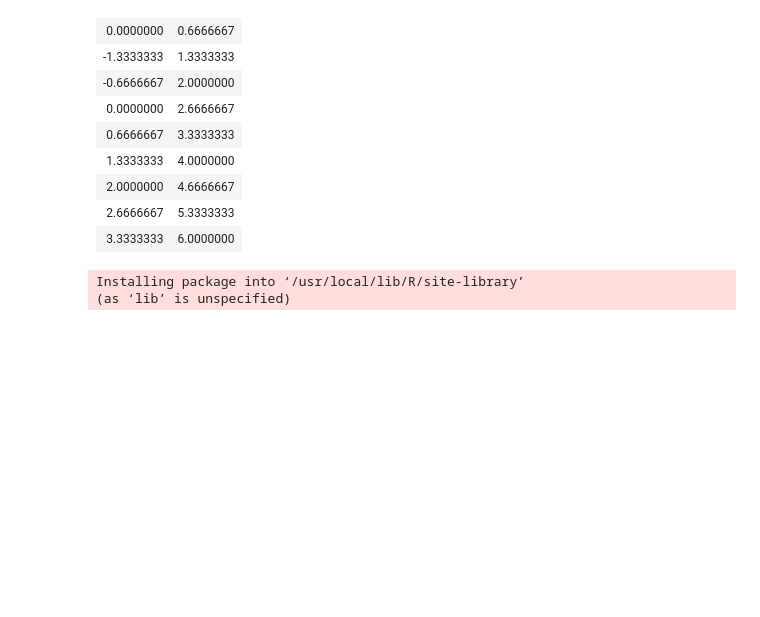
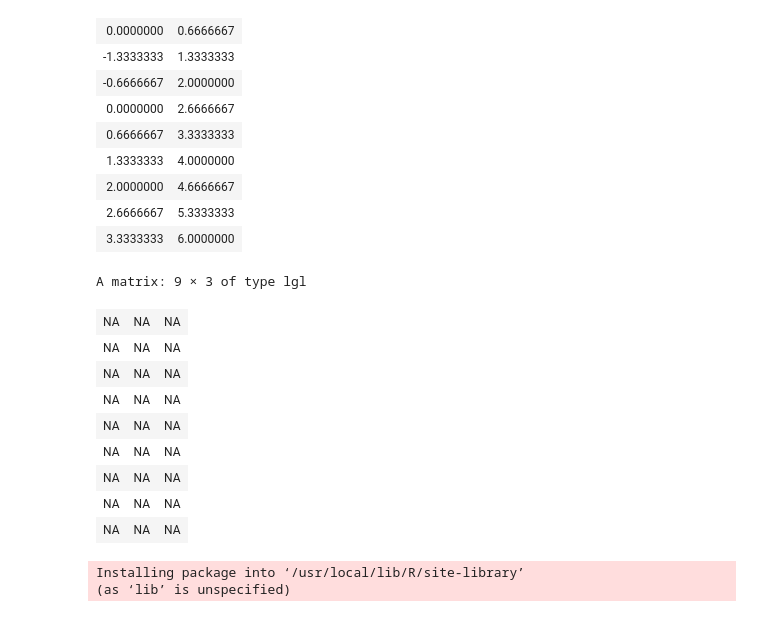
Before and after one commit to adgcal/Anjan_collab_R, a Jupyter notebook: ayan_try_R.ipynb, the cells around one changed output. Saved outputs shown, nothing was run; the diff lists cells and outputs as text; code cells hidden in the pictures; blank space fills up the shorter version.

```diff
--- a/ayan_try_R.ipynb
+++ b/ayan_try_R.ipynb
@@ -205,6 +118,21 @@ A matrix: 9 × 2 of type dbl
 | 2.0000000 | 4.6666667 |
 | 2.6666667 | 5.3333333 |
 | 3.3333333 | 6.0000000 |
+# %%
+#vals <- matrix(nrow = nrow(iv), ncol = 3)
+vals
+grd <- hes <- rep(NA, nrow(vals))
+# %% [output]
+A matrix: 9 × 3 of type lgl
+| NA | NA | NA |
+| NA | NA | NA |
+| NA | NA | NA |
+| NA | NA | NA |
+| NA | NA | NA |
+| NA | NA | NA |
+| NA | NA | NA |
+| NA | NA | NA |
+| NA | NA | NA |
 # %%
 install.packages("numDeriv")
 # %% [output]
```
Also changed, not shown: parts of 15 cells of this notebook.
